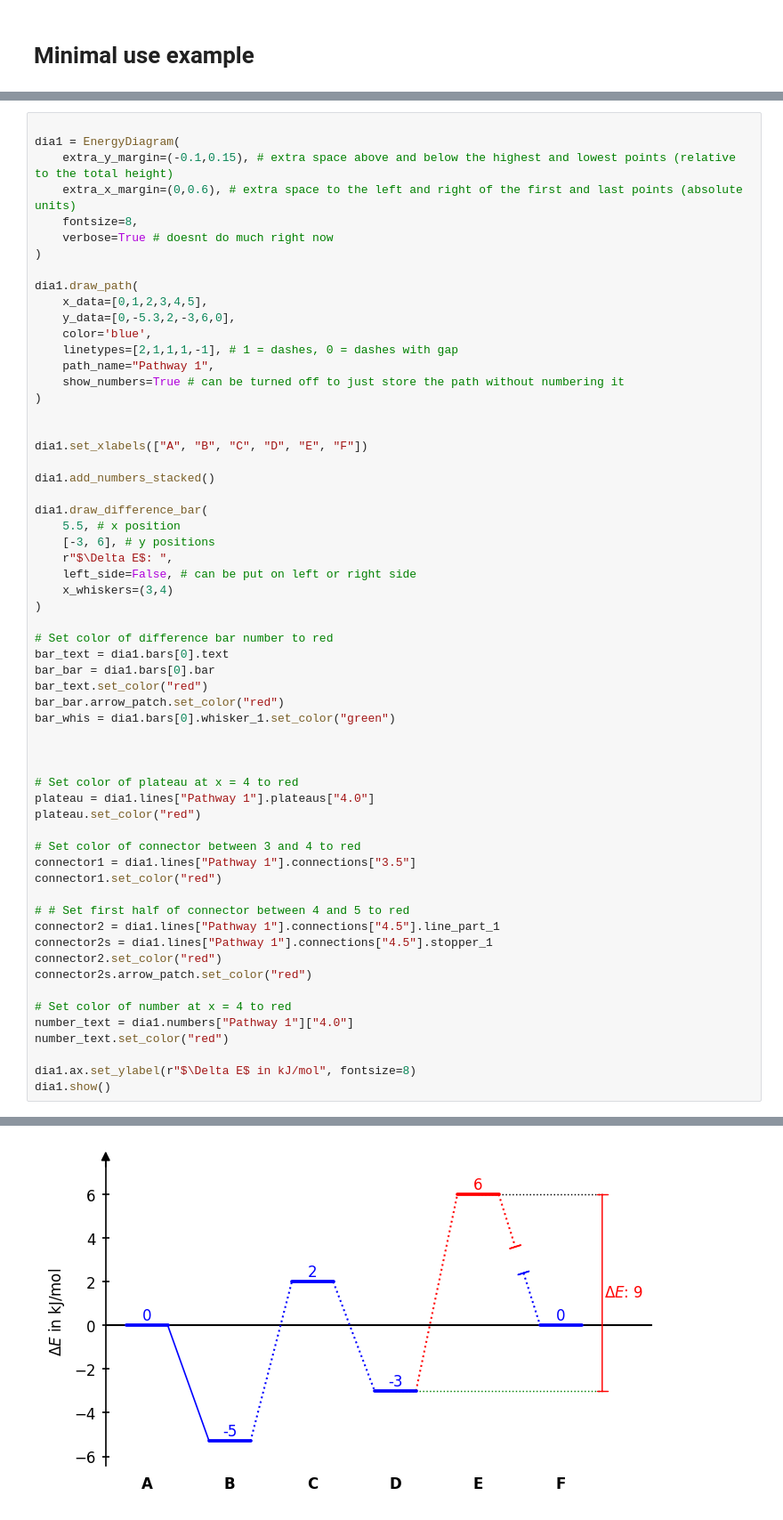
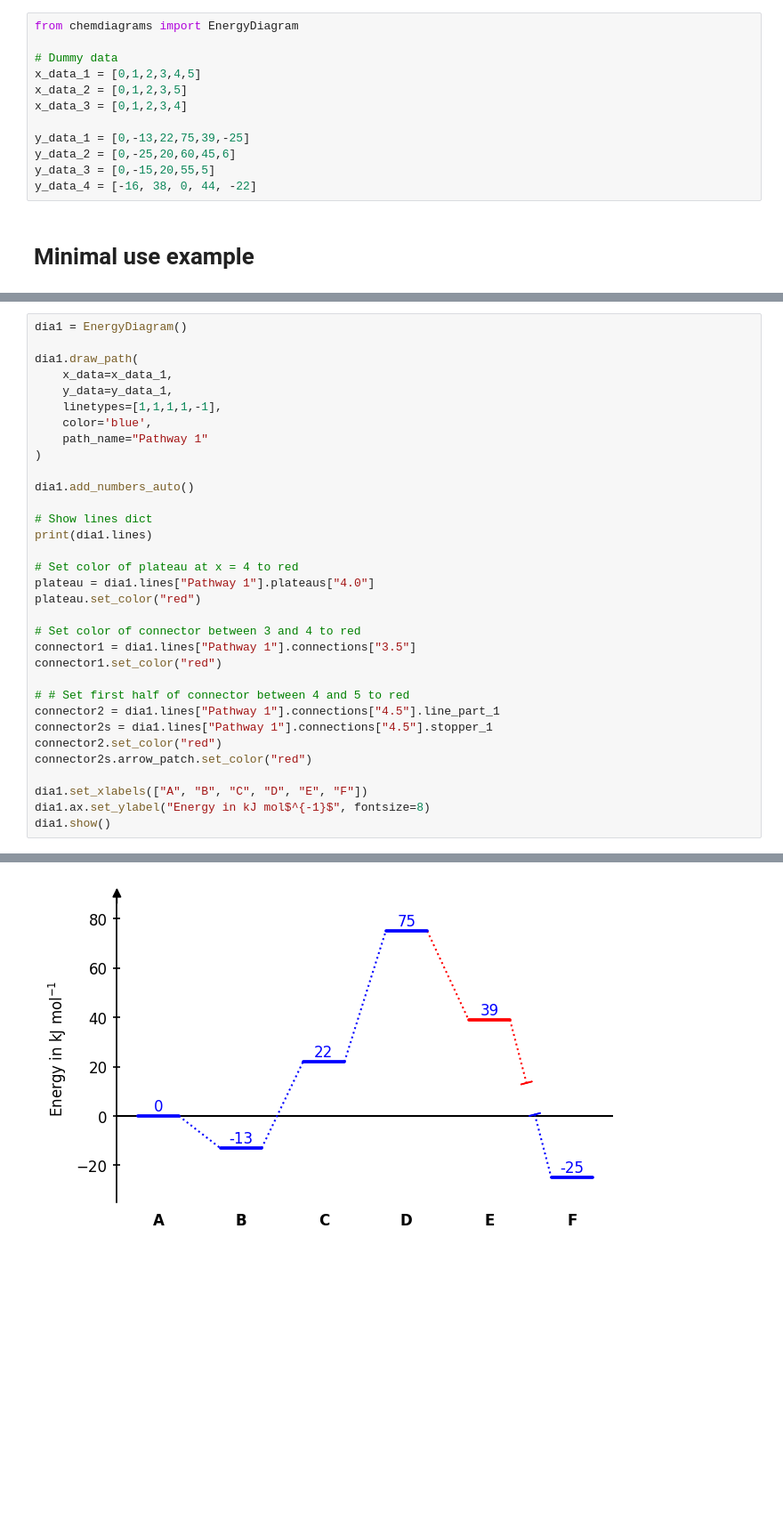
Before and after one commit to Tonner-Zech-Group/chem-diagrams, a Jupyter notebook: examples/example_use.ipynb, the cells around one changed output, grey strips where cells are left out. Shown at 89% size. Drawn from its saved outputs; the diff is of its cells as text; blank space fills up the shorter version.

```diff
--- a/examples/example_use.ipynb
+++ b/examples/example_use.ipynb
@@ -3,3 +1,15 @@ from chemdiagrams import EnergyDiagram
+# %%
+from chemdiagrams import EnergyDiagram
+
+# Dummy data
+x_data_1 = [0,1,2,3,4,5]
+x_data_2 = [0,1,2,3,5]
+x_data_3 = [0,1,2,3,4]
+
+y_data_1 = [0,-13,22,75,39,-25]
+y_data_2 = [0,-25,20,60,45,6]
+y_data_3 = [0,-15,20,55,5]
+y_data_4 = [-16, 38, 0, 44, -22]
 # %% [markdown]
 # Minimal use example
 # %%
@@ -111,42 +409,18 @@ Figure size is 6 x 3 inches.
 # %%
+dia1 = EnergyDiagram()
 
-dia1 = EnergyDiagram(
-    extra_y_margin=(-0.1,0.15), # extra space above and below the highest and lowest points (relative to the total height)
-    extra_x_margin=(0,0.6), # extra space to the left and right of the first and last points (absolute units)
-    fontsize=8,
-    verbose=True # doesnt do much right now
+dia1.draw_path(
+    x_data=x_data_1,
+    y_data=y_data_1,
+    linetypes=[1,1,1,1,-1],
+    color='blue',
+    path_name="Pathway 1"
 )
 
-dia1.draw_path(
-    x_data=[0,1,2,3,4,5],
-    y_data=[0,-5.3,2,-3,6,0],
-    color='blue',
-    linetypes=[2,1,1,1,-1], # 1 = dashes, 0 = dashes with gap
-    path_name="Pathway 1",
-    show_numbers=True # can be turned off to just store the path without numbering it
-)
+dia1.add_numbers_auto()
 
-
-dia1.set_xlabels(["A", "B", "C", "D", "E", "F"])
-
-dia1.add_numbers_stacked()
-
-dia1.draw_difference_bar(
-    5.5, # x position
-    [-3, 6], # y positions
-    r"$\Delta E$: ",
-    left_side=False, # can be put on left or right side
-    x_whiskers=(3,4)
-)
-
-# Set color of difference bar number to red
-bar_text = dia1.bars[0].text
-bar_bar = dia1.bars[0].bar
-bar_text.set_color("red")
-bar_bar.arrow_patch.set_color("red")
-bar_whis = dia1.bars[0].whisker_1.set_color("green")
-
-
+# Show lines dict
+print(dia1.lines)
 
 # Set color of plateau at x = 4 to red
 plateau = dia1.lines["Pathway 1"].plateaus["4.0"]
@@ -162,10 +436,7 @@ connector2s = dia1.lines["Pathway 1"].connections["4.5"].stopper_1
 connector2.set_color("red")
 connector2s.arrow_patch.set_color("red")
 
-# Set color of number at x = 4 to red
-number_text = dia1.numbers["Pathway 1"]["4.0"]
-number_text.set_color("red")
-
-dia1.ax.set_ylabel(r"$\Delta E$ in kJ/mol", fontsize=8)
+dia1.set_xlabels(["A", "B", "C", "D", "E", "F"])
+dia1.ax.set_ylabel("Energy in kJ mol$^{-1}$", fontsize=8)
 dia1.show()
 # %% [output]
@@ -173 +444 @@ Figure size is 5.28 x 3 inches.
-[figure, old version]
+[figure, new version]
```
Also changed, not shown: parts of 44 cells of this notebook, 5 other files.
